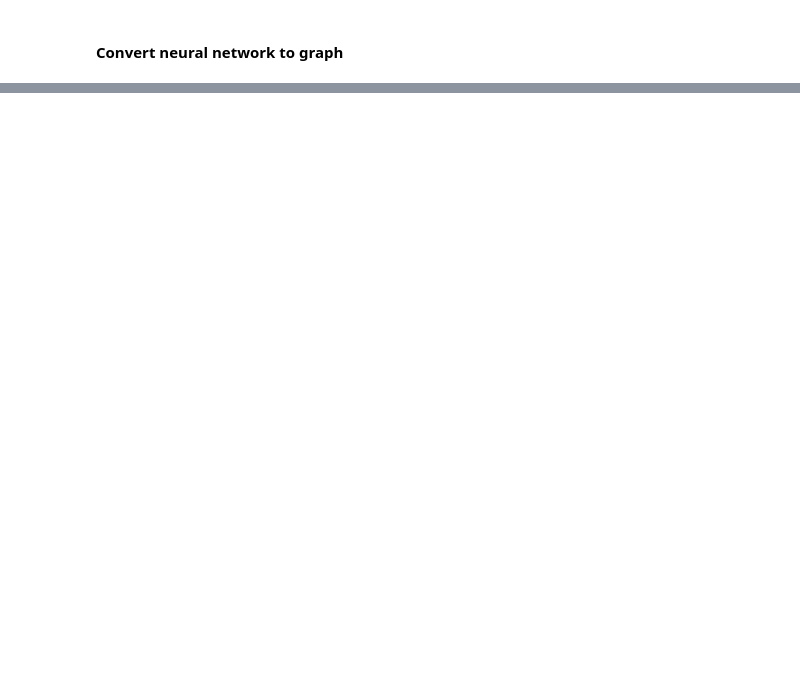
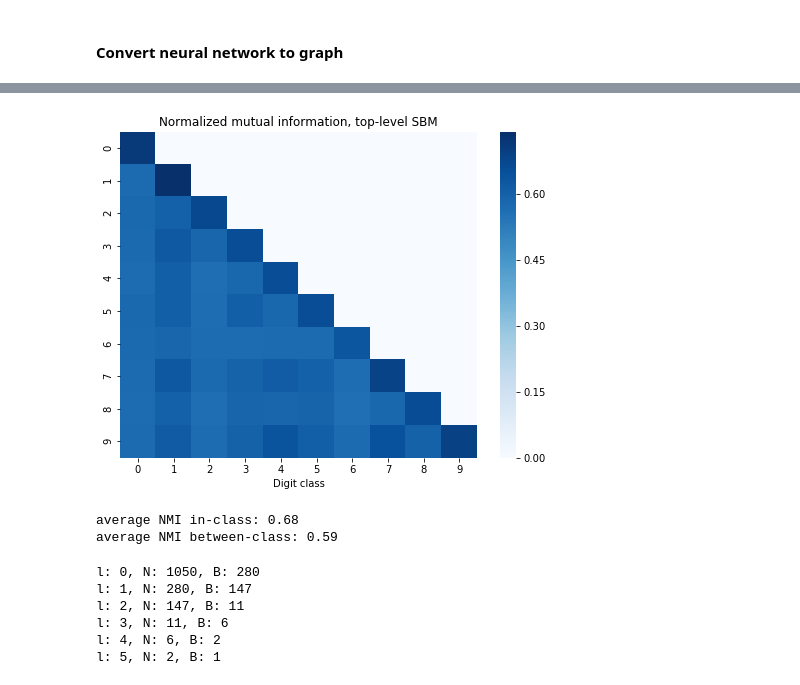
Before and after one commit to bgroenks96/dnn-community-detection, a Jupyter notebook: dnn-graph-analysis-sbm.ipynb, the cells around one changed output, grey strips where cells are left out. Drawn from its saved outputs; the diff is of its cells as text; code cells hidden in the pictures; blank space fills up the shorter version.

```diff
--- a/dnn-graph-analysis-sbm.ipynb
+++ b/dnn-graph-analysis-sbm.ipynb
@@ -59,0 +57,2 @@ plt.scatter(range(g_min.num_vertices()), min_state.get_bs()[0])
+# %%
+sbms = np.load('data/outputs/sbm/nested_sbm_1.dat', allow_pickle=True)
@@ -59,0 +61,27 @@ plt.scatter(range(g_min.num_vertices()), min_state.get_bs()[0])
+# %%
+bss_l0 = [np.array(sbm.get_bs()[0], dtype=np.float32) for sbm in sbms]
+# %%
+nmi = np.zeros((len(bss_l0),len(bss_l0)))
+for i, bs_i in enumerate(bss_l0):
+    for j, bs_j in enumerate(bss_l0):
+        nmi[i,j] = skmetrics.normalized_mutual_info_score(bs_i, bs_j, average_method='arithmetic')
+# %%
+nmi_per_class = np.zeros((10,10))
+for i in range(10):
+    for j in range(0, i+1):
+        nmi_per_class[i,j] = np.mean(nmi[i*10:(i+1)*10,j*10:(j+1)*10])
+# %%
+plt.figure(figsize=(8,6))
+sns.heatmap(nmi_per_class, cmap='Blues')
+plt.title('Normalized mutual information, top-level SBM')
+plt.xlabel('Digit class')
+plt.show()
+# %% [output]
+[figure, added]
+# %%
+n = nmi_per_class.shape[0]
+print('average NMI in-class: {:.2f}'.format(np.mean(np.diag(nmi_per_class))))
+print('average NMI between-class: {:.2f}'.format(np.sum(np.tril(nmi_per_class, k=-1)) / (n*(n-1) / 2)))
+# %% [output]
+average NMI in-class: 0.68
+average NMI between-class: 0.59
@@ -59,0 +90,9 @@ plt.scatter(range(g_min.num_vertices()), min_state.get_bs()[0])
+# %%
+sbm.print_summary()
+# %% [output]
+l: 0, N: 1050, B: 280
+l: 1, N: 280, B: 147
+l: 2, N: 147, B: 11
+l: 3, N: 11, B: 6
+l: 4, N: 6, B: 2
+l: 5, N: 2, B: 1
```
Also changed, not shown: parts of 21 cells of this notebook, 2 other files.
